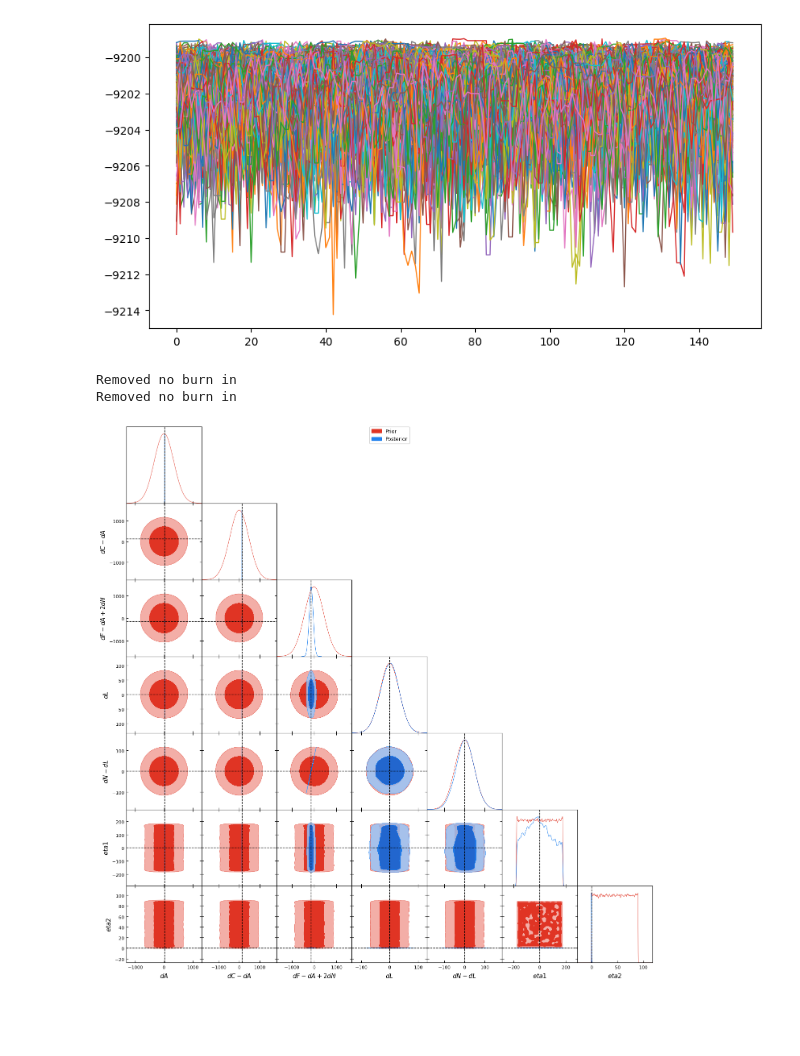
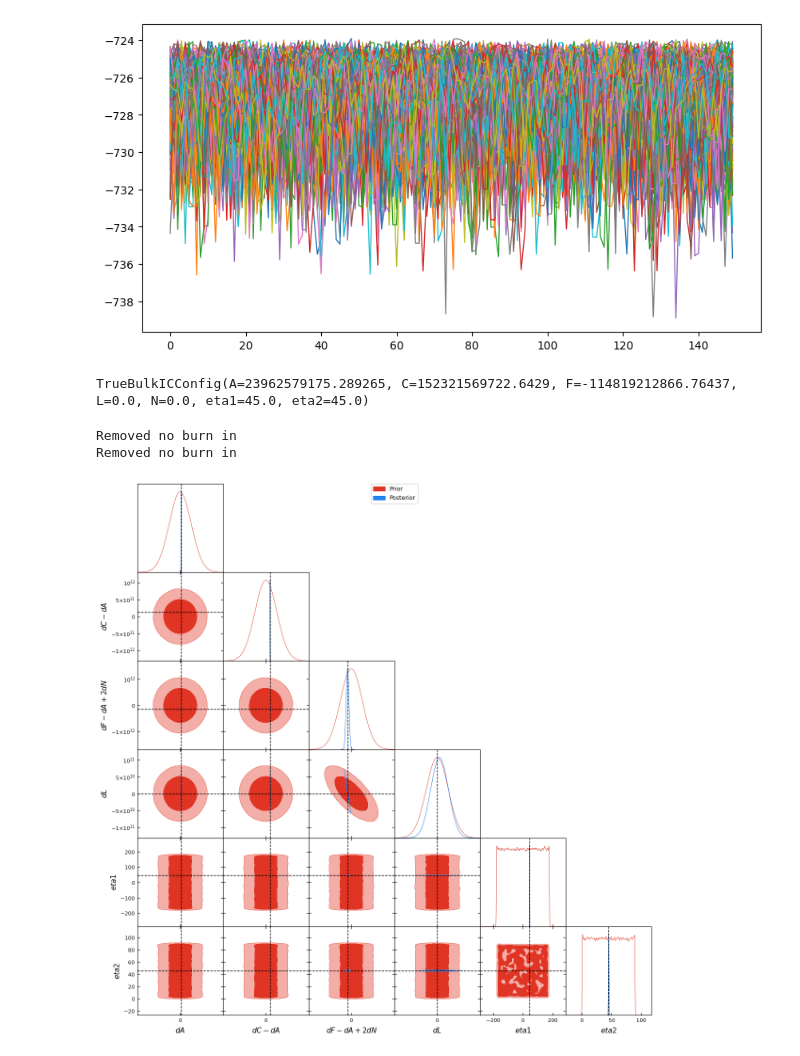
Before and after one commit to auggiemarignier/icanisddr, a Jupyter notebook: experiments/bulkic/notebooks/analyse_samples.ipynb, the cells around one changed output. Saved outputs shown, nothing was run; the diff lists cells and outputs as text; code cells hidden in the pictures; blank space fills up the shorter version.

```diff
--- a/experiments/bulkic/notebooks/analyse_samples.ipynb
+++ b/experiments/bulkic/notebooks/analyse_samples.ipynb
@@ -35,8 +35,7 @@ def get_results_dir(n: int = 0) -> Path:
 # %%
 RESULTS_DIR = get_results_dir(0)
 
-# cfg = load_config(RESULTS_DIR / "config.yaml")
-cfg = load_config(OUTPUTS_PATH.parent / "config.yaml")
+cfg = load_config(RESULTS_DIR / "config.yaml")
 prior = CompoundPrior.from_dict(cfg.priors.model_dump())
 prior_samples = prior.sample(500_000, np.random.default_rng(1234))
 # %%
@@ -44,7 +43,7 @@ ln_prob = pickle.load(open(RESULTS_DIR / "lnprob_full.pkl", "rb")).reshape(
     -1, cfg.sampling.nwalkers
 )
 samples = pickle.load(open(RESULTS_DIR / "samples_full.pkl", "rb")).reshape(
-    -1, cfg.sampling.nwalkers, 7
+    -1, cfg.sampling.nwalkers, prior.n
 )
 fig, axes = plt.subplots(1, 1, figsize=(10, 5))
 axes.plot(ln_prob, lw=1)
@@ -54,45 +53,72 @@ plt.show()
 # %%
-keep_mask = (ln_prob > -9250).all(axis=0)
+keep_mask = (ln_prob > -800).all(axis=0)
 ln_prob = ln_prob[:, keep_mask]
 samples = samples[:, keep_mask, :]
 
 with open(RESULTS_DIR / "lnprob.pkl", "wb") as f:
     pickle.dump(ln_prob.reshape(-1), f)
 with open(RESULTS_DIR / "samples.pkl", "wb") as f:
-    pickle.dump(samples.reshape(-1, 7), f)
+    pickle.dump(samples.reshape(-1, prior.n), f)
 
 fig, axes = plt.subplots(1, 1, figsize=(10, 5))
 axes.plot(ln_prob, lw=1)
 plt.show()
 # %% [output]
-[figure, old version]
+[figure, new version]
+# %%
+cfg.truth
+# %% [output]
+TrueBulkICConfig(A=23962579175.289265, C=152321569722.6429, F=-114819212866.76437, L=0.0, N=0.0, eta1=45.0, eta2=45.0)
 # %%
-names = ["dA", "dC-dA", "dF-dA+2dN", "dL", "dN-dL", "eta1", "eta2"]
+if prior.n == 7:
+    names = ["dA", "dC-dA", "dF-dA+2dN", "dL", "dN-dL", "eta1", "eta2"]
+    truth = [
+        cfg.truth.A,
+        cfg.truth.C - cfg.truth.A,
+        cfg.truth.F - cfg.truth.A + 2 * cfg.truth.N,
+        cfg.truth.L,
+        cfg.truth.N - cfg.truth.L,
+        cfg.truth.eta1,
+        cfg.truth.eta2,
+    ]
+elif prior.n == 6:
+    names = ["dA", "dC-dA", "dF-dA+2dN", "dL", "eta1", "eta2"]
+    truth = [
+        cfg.truth.A,
+        cfg.truth.C - cfg.truth.A,
+        cfg.truth.F - cfg.truth.A + 2 * cfg.truth.N,
+        cfg.truth.L,
+        cfg.truth.eta1,
+        cfg.truth.eta2,
+    ]
+elif prior.n == 5:
+    truth = [
+        cfg.truth.A,
+        cfg.truth.C - cfg.truth.A,
+        cfg.truth.F - cfg.truth.A + 2 * cfg.truth.N,
+        cfg.truth.eta1,
+        cfg.truth.eta2,
+    ]
+    names = ["dA", "dC-dA", "dF-dA+2dN", "eta2", "eta21"]
+else:
+    raise ValueError(f"Unsupported number of parameters: {prior.n}")
+
 posterior_samples_gd = gd.MCSamples(
-    samples=samples.reshape(-1, 7), names=names, labels=names
+    samples=samples.reshape(-1, prior.n), names=names, labels=names
 )
 prior_samples_gd = gd.MCSamples(samples=prior_samples, names=names, labels=names)
-truth = [
-    cfg.truth.A,
-    cfg.truth.C - cfg.truth.A,
-    cfg.truth.F - cfg.truth.A + 2 * cfg.truth.N,
-    cfg.truth.L - cfg.truth.N,
-    cfg.truth.N,
-    cfg.truth.eta1,
-    cfg.truth.eta2,
-]
 g = gdplots.getSubplotPlotter()
 g.triangle_plot(
     [prior_samples_gd, posterior_samples_gd],
     legend_labels=["Prior", "Posterior"],
     filled=True,
     markers=truth,
     marker_args={"color": "k", "lw": 1},
 )
 # %% [output]
 Removed no burn in
 Removed no burn in
-[figure, old version]
+[figure, new version]
 # %%
 g.triangle_plot(
     [posterior_samples_gd],
```
Also changed, not shown: parts of 6 cells of this notebook, 5 other files.
